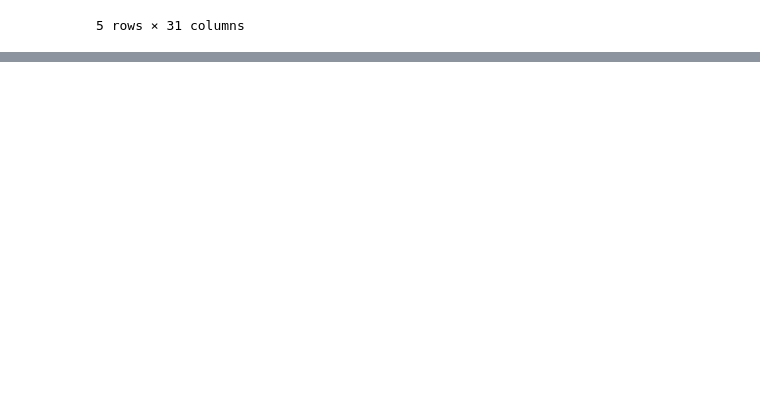
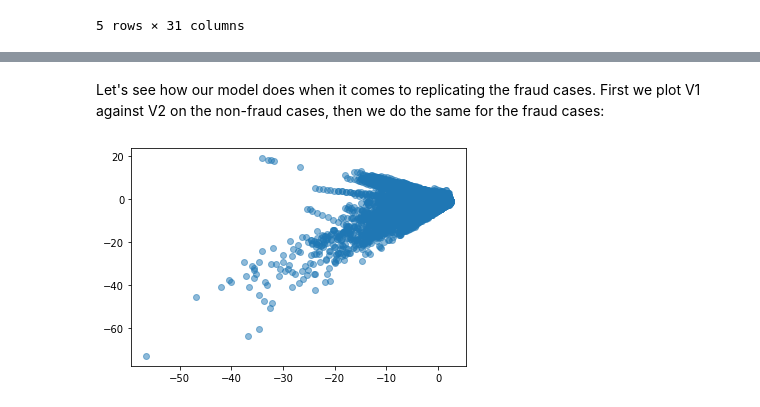
Before and after one commit to lschmiddey/deep_tabular_augmentation, a Jupyter notebook: deep_data_augmentation.ipynb, the cells around one changed output, grey strips where cells are left out. Cells and saved outputs as stored; diff of their text form; code cells hidden in the pictures; blank space fills up the shorter version.

```diff
--- a/deep_data_augmentation.ipynb
+++ b/deep_data_augmentation.ipynb
@@ -111,0 +177,8 @@ print(df_fake.head())
+# %% [markdown]
+Let's see how our model does when it comes to replicating the fraud cases. First we plot V1 against V2 on the non-fraud cases, then we do the same for the fraud cases:
+# %%
+import matplotlib.pyplot as plt
+plt.scatter(df[df['Class']==0]['V1'].values, df[df['Class']==0]['V2'].values, alpha=0.5)
+plt.show()
+# %% [output]
+[figure, added]
```
Also changed, not shown: parts of 48 cells of this notebook, 10 other files.
